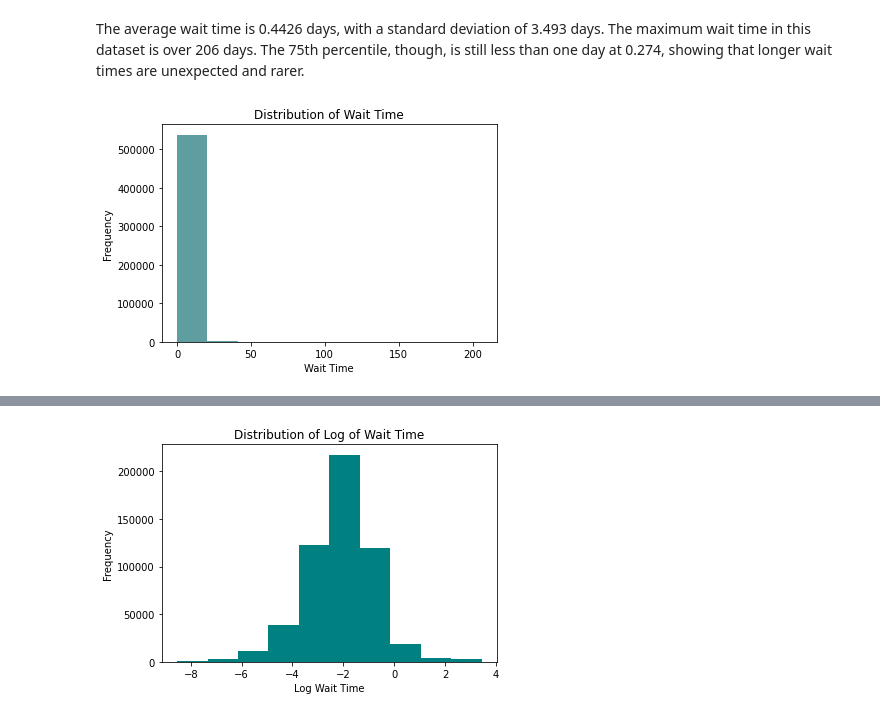
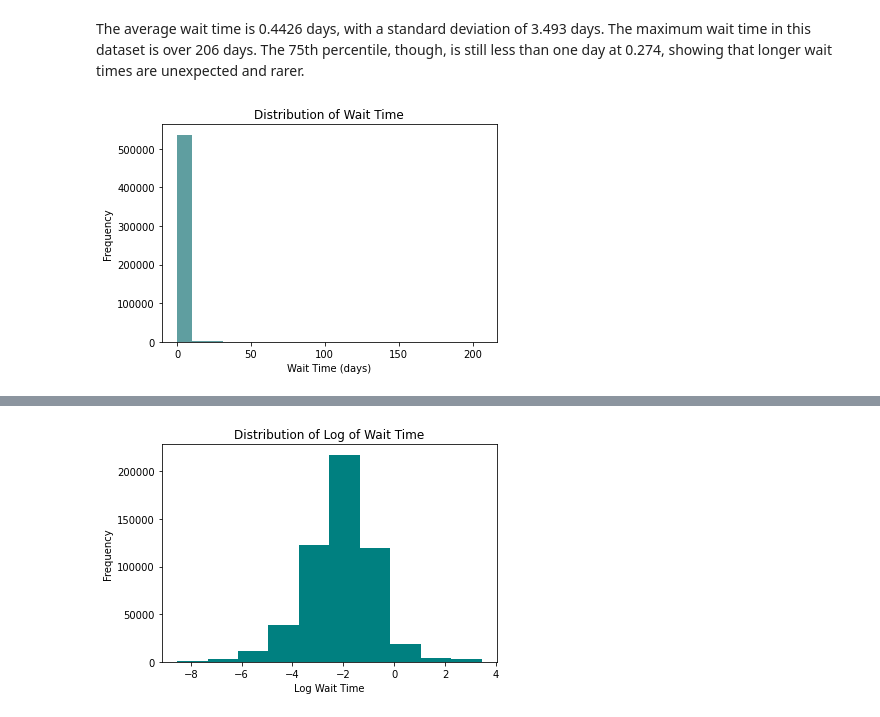
Before and after one commit to dmedellin2/311_service_requests, a Jupyter notebook: code/EDA-Copy1.ipynb, the cells around one changed output, grey strips where cells are left out. Cells and saved outputs as stored; diff of their text form; code cells hidden in the pictures.

```diff
--- a/code/EDA-Copy1.ipynb
+++ b/code/EDA-Copy1.ipynb
@@ -285,9 +296,9 @@ Name: waittime, dtype: float64
 # %% [markdown]
 The average wait time is 0.4426 days, with a standard deviation of 3.493 days. The maximum wait time in this dataset is over 206 days. The 75th percentile, though, is still less than one day at 0.274, showing that longer wait times are unexpected and rarer.
 # %%
-plt.hist((sr['waittime']), color = 'cadetblue')
+plt.hist((sr['waittime']), color = 'cadetblue', bins=20)
 plt.title('Distribution of Wait Time')
-plt.xlabel('Wait Time')
+plt.xlabel('Wait Time (days)')
 plt.ylabel('Frequency');
 # %% [output]
-[figure, old version]
+[figure, new version]
```
Also changed, not shown: parts of 47 cells of this notebook.
